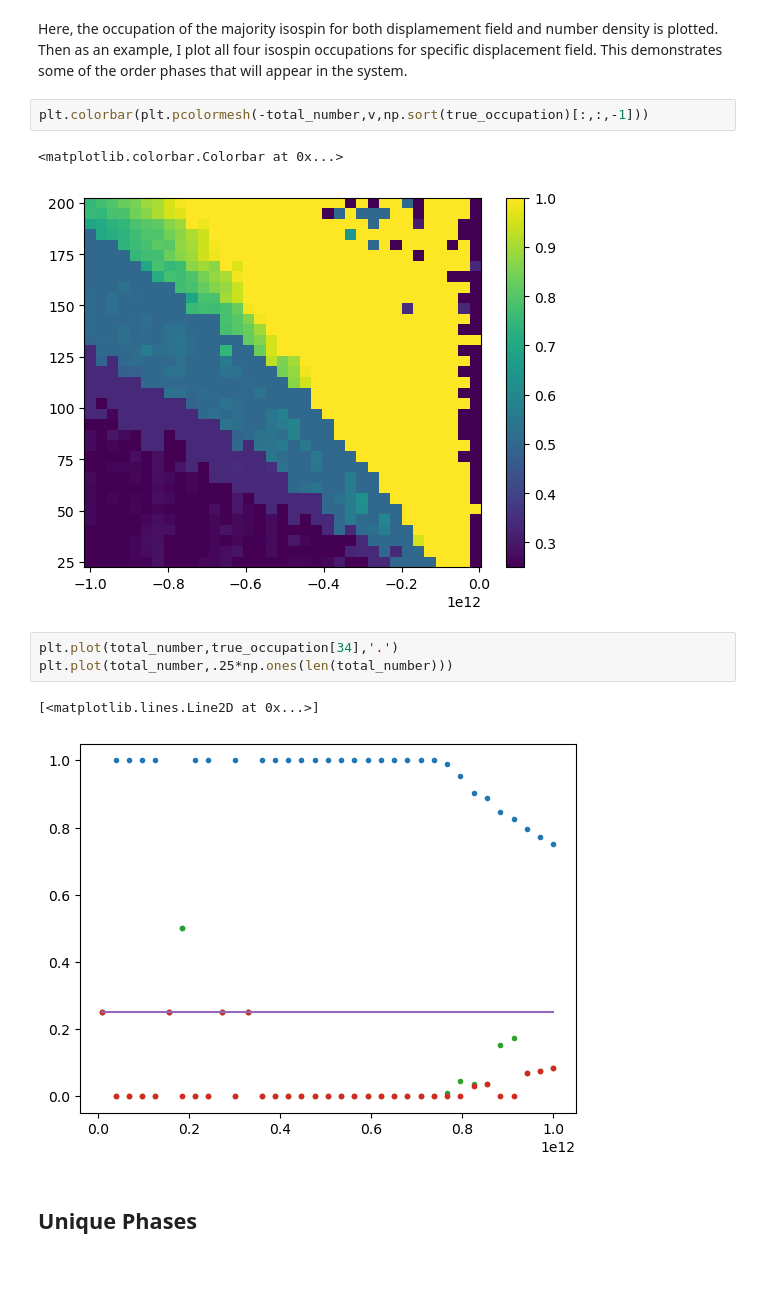
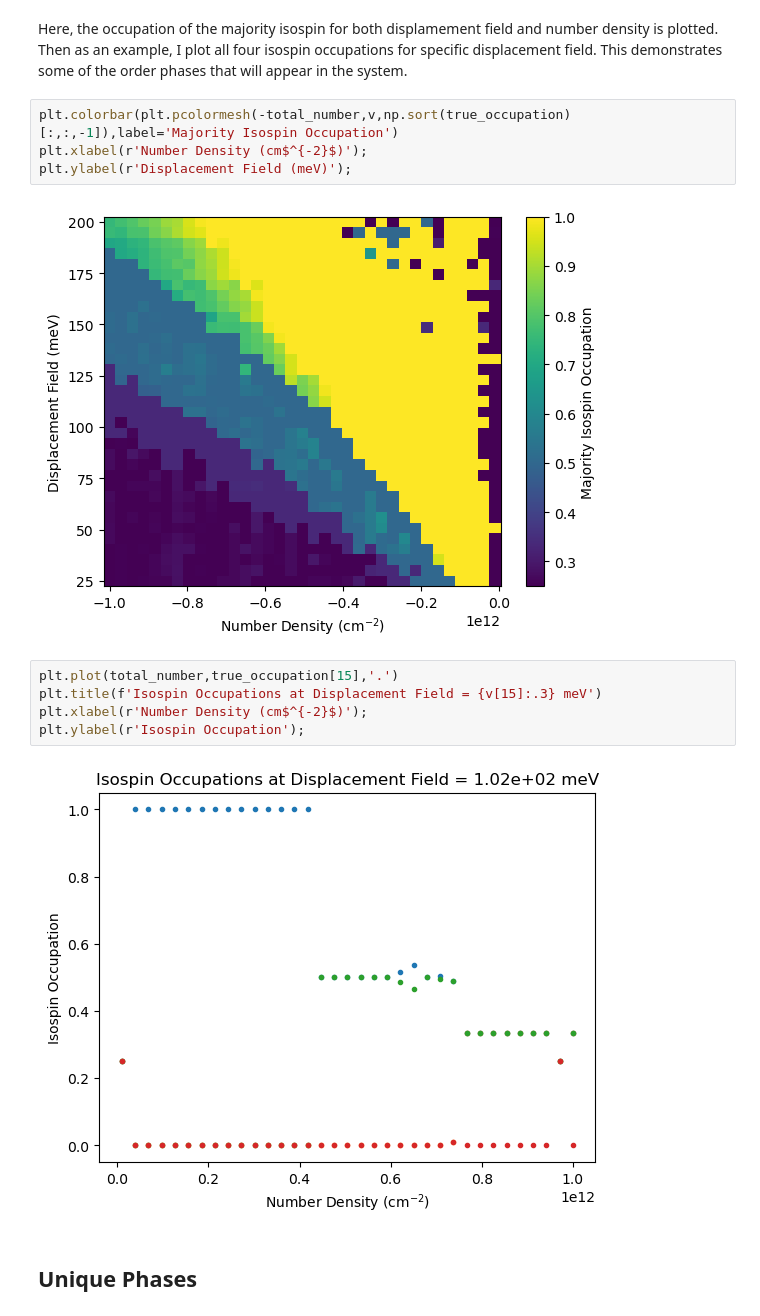
Before and after one commit to rdavidm42/BBG-Nematic-States, a Jupyter notebook: Analyzing_BBG_Order_Parameters.ipynb, the cells around one changed output. Drawn from its saved outputs; the diff is of its cells as text; blank space fills up the shorter version.

```diff
--- a/Analyzing_BBG_Order_Parameters.ipynb
+++ b/Analyzing_BBG_Order_Parameters.ipynb
@@ -73,16 +73,18 @@ del d
 # %% [markdown]
 Here, the occupation of the majority isospin for both displamement field and number density is plotted. Then as an example, I plot all four isospin occupations for specific displacement field. This demonstrates some of the order phases that will appear in the system.
 # %%
-plt.colorbar(plt.pcolormesh(-total_number,v,np.sort(true_occupation)[:,:,-1]))
+plt.colorbar(plt.pcolormesh(-total_number,v,np.sort(true_occupation)[:,:,-1]),label='Majority Isospin Occupation')
+plt.xlabel(r'Number Density (cm$^{-2}$)');
+plt.ylabel(r'Displacement Field (meV)');
 # %% [output]
-<matplotlib.colorbar.Colorbar at 0x...>
-[figure, old version]
+[figure, new version]
 # %%
-plt.plot(total_number,true_occupation[34],'.')
-plt.plot(total_number,.25*np.ones(len(total_number)))
+plt.plot(total_number,true_occupation[15],'.')
+plt.title(f'Isospin Occupations at Displacement Field = {v[15]:.3} meV')
+plt.xlabel(r'Number Density (cm$^{-2}$)');
+plt.ylabel(r'Isospin Occupation');
 # %% [output]
-[<matplotlib.lines.Line2D at 0x...>]
-[figure, old version]
+[figure, new version]
 # %% [markdown]
 ## Unique Phases
 # %% [markdown]
```
Also changed, not shown: parts of 5 cells of this notebook.
